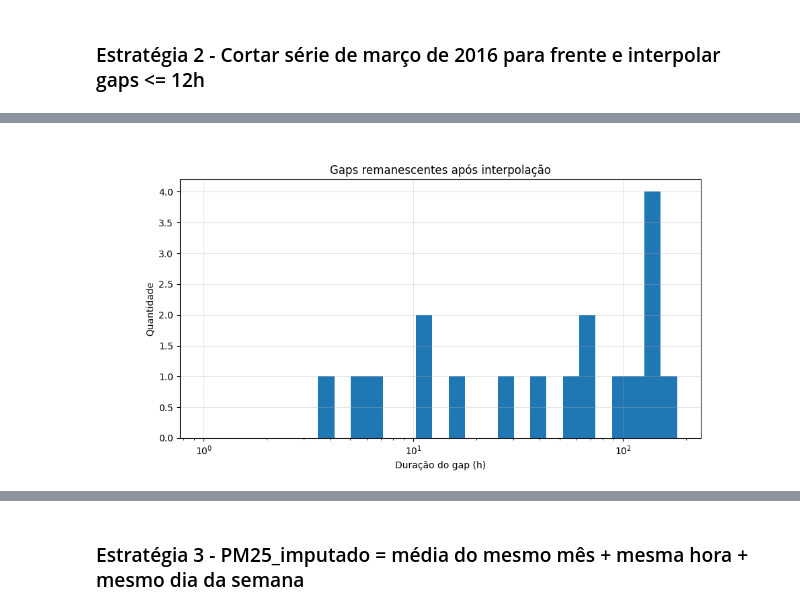
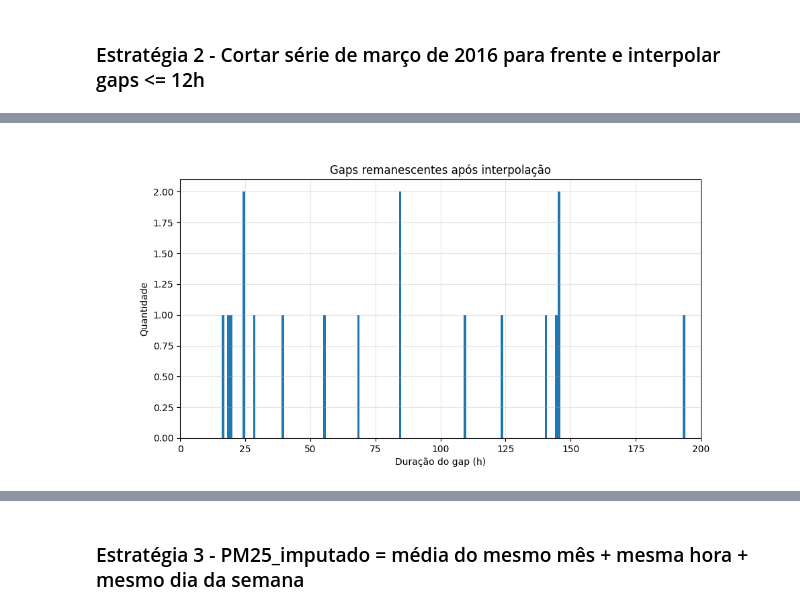
Before and after one commit to izabelcmn/respira_sp, a Jupyter notebook: notebook/izabelcmn_pre_processing.ipynb, the cells around one changed output, grey strips where cells are left out. Saved outputs shown, nothing was run; the diff lists cells and outputs as text; code cells hidden in the pictures.

Commit message:
update interpolation method

```diff
--- a/notebook/izabelcmn_pre_processing.ipynb
+++ b/notebook/izabelcmn_pre_processing.ipynb
@@ -234,4 +265,5 @@ plt.show()
 ### Estratégia 2 - Cortar série de março de 2016 para frente e interpolar gaps <= 12h
 # %%
 df_estrategia02 = df.loc["2016-03-01":].copy()
+limite_gap = 12
 # %%
@@ -246,0 +273,22 @@ df_estrategia02["MP2.5"] = (
+# %%
+serie_interp = df_estrategia02['MP2.5'].copy()
+
+for _, grupo in df_estrategia02['MP2.5'].groupby(grupos):
+
+    if grupo.isna().all():
+
+        tamanho_gap = len(grupo)
+
+        # só interpola se o gap inteiro tiver até 12h
+        if tamanho_gap <= limite_gap:
+
+            inicio = grupo.index[0]
+            fim = grupo.index[-1]
+
+            serie_interp.loc[inicio:fim] = (
+                df_estrategia02['MP2.5']
+                .interpolate(method="time", limit_area="inside")
+                .loc[inicio:fim]
+            )
+
+df_estrategia02['MP2.5'] = serie_interp
@@ -253,5 +311,3 @@ NaNs depois: 1242
-# %%
-serie_interp = df_estrategia02["MP2.5"]
 # %%
 is_gap = serie_interp.isna()
 
@@ -286,25 +342,21 @@ max      181.000000
 Name: duracao_h, dtype: float64
 # %%
-plt.figure(figsize=(10,5))
+fig, ax = plt.subplots(figsize=(10,5))
 
-plt.hist(
+ax.hist(
     gaps_interp["duracao_h"],
-    bins=np.logspace(
-        np.log10(1),
-        np.log10(gaps_interp["duracao_h"].max()),
-        30
-    )
+    bins=np.arange(1, 200, 1)
 )
 
-plt.xscale("log")
-plt.xlabel("Duração do gap (h)")
-plt.ylabel("Quantidade")
-plt.title("Gaps remanescentes após interpolação")
-plt.grid(alpha=0.3)
+ax.set_xlabel("Duração do gap (h)")
+ax.set_ylabel("Quantidade")
+ax.set_xlim([0,200])
+ax.set_title("Gaps remanescentes após interpolação")
+ax.grid(alpha=0.3)
 
 plt.show()
 # %% [output]
-[figure, old version]
+[figure, new version]
 # %%
 completude_original = (
     df.loc["2016-03-01":, "MP2.5"]
```
Also changed, not shown: parts of 15 cells of this notebook, 6 other files.
